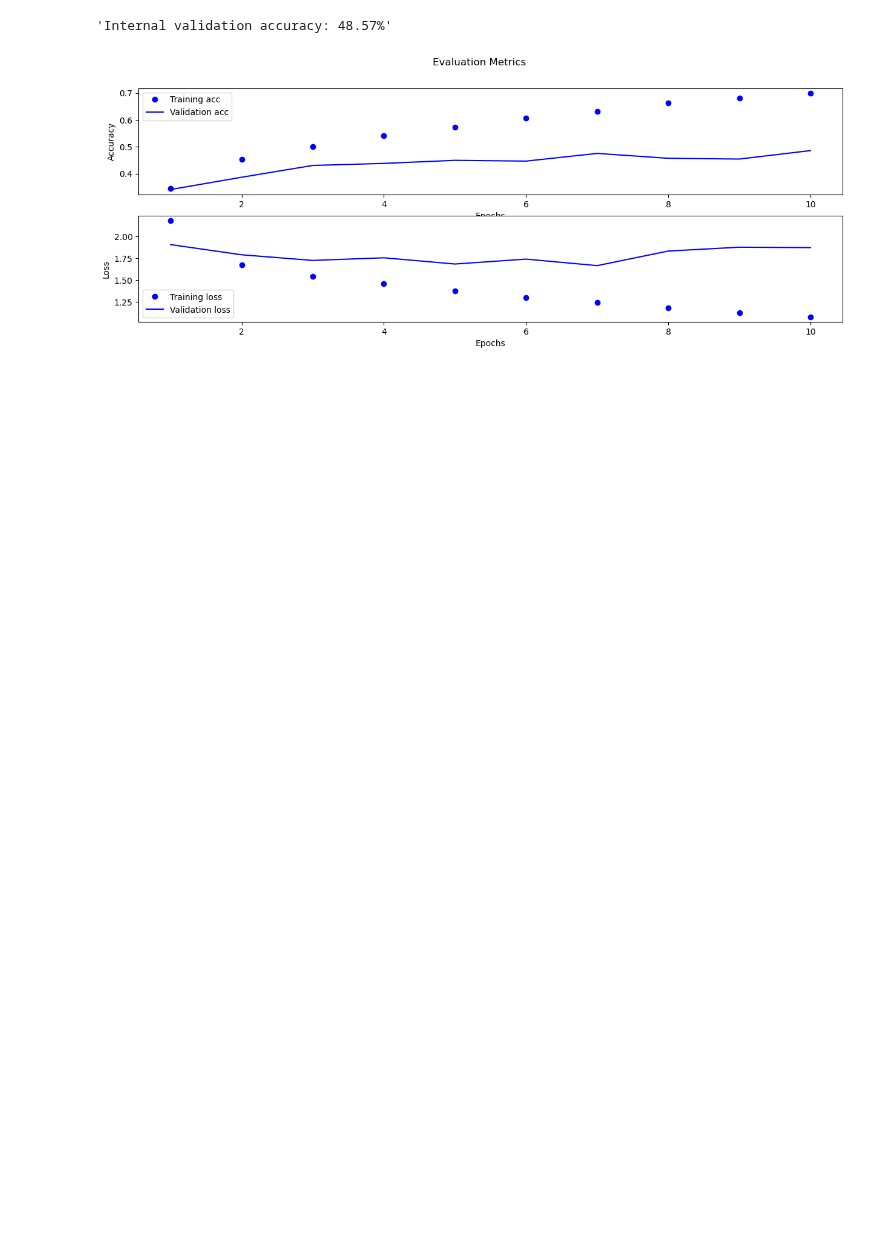
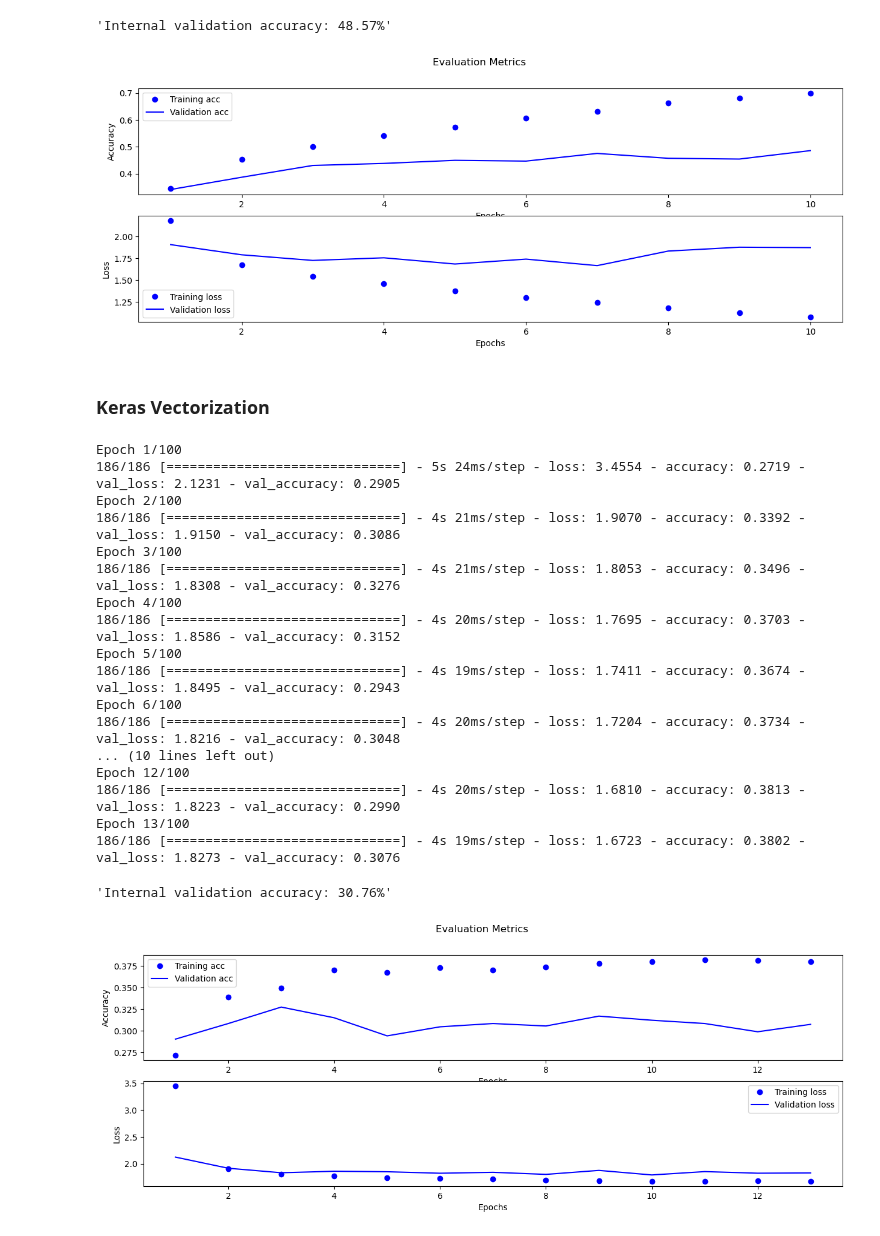
Before and after one commit to akiehl2000/STAA578_Homework, a Jupyter notebook: Homework4/homework4.ipynb, the cells around one changed output. Cells and saved outputs as stored; diff of their text form; code cells hidden in the pictures; blank space fills up the shorter version.

Commit message:
Keras vectorization MLP models

```diff
--- a/Homework4/homework4.ipynb
+++ b/Homework4/homework4.ipynb
@@ -594,3 +594,37 @@ Epoch 10/100
 186/186 [==============================] - 5s 27ms/step - loss: 1.0763 - accuracy: 0.6997 - val_loss: 1.8714 - val_accuracy: 0.4857
 'Internal validation accuracy: 48.57%'
 [figure]
+# %% [markdown]
+### Keras Vectorization
+# %%
+# define model architecture
+model = Sequential([
+    Dense(512, activation = 'relu'),
+    Dense(256, activation = 'relu'),
+    Dense(128, activation = 'relu'),
+    Dense(64, activation = 'relu'),
+    Dense(7, activation = 'softmax')
+])
+
+# evaluate model
+EvaluateModel(model, trainDFtextVecMAX)
+# %% [output]
+Epoch 1/100
+186/186 [==============================] - 5s 24ms/step - loss: 3.4554 - accuracy: 0.2719 - val_loss: 2.1231 - val_accuracy: 0.2905
+Epoch 2/100
+186/186 [==============================] - 4s 21ms/step - loss: 1.9070 - accuracy: 0.3392 - val_loss: 1.9150 - val_accuracy: 0.3086
+Epoch 3/100
+186/186 [==============================] - 4s 21ms/step - loss: 1.8053 - accuracy: 0.3496 - val_loss: 1.8308 - val_accuracy: 0.3276
+Epoch 4/100
+186/186 [==============================] - 4s 20ms/step - loss: 1.7695 - accuracy: 0.3703 - val_loss: 1.8586 - val_accuracy: 0.3152
+Epoch 5/100
+186/186 [==============================] - 4s 19ms/step - loss: 1.7411 - accuracy: 0.3674 - val_loss: 1.8495 - val_accuracy: 0.2943
+Epoch 6/100
+186/186 [==============================] - 4s 20ms/step - loss: 1.7204 - accuracy: 0.3734 - val_loss: 1.8216 - val_accuracy: 0.3048
+... (10 lines left out)
+Epoch 12/100
+186/186 [==============================] - 4s 20ms/step - loss: 1.6810 - accuracy: 0.3813 - val_loss: 1.8223 - val_accuracy: 0.2990
+Epoch 13/100
+186/186 [==============================] - 4s 19ms/step - loss: 1.6723 - accuracy: 0.3802 - val_loss: 1.8273 - val_accuracy: 0.3076
+'Internal validation accuracy: 30.76%'
+[figure, added]
```
Also changed, not shown: parts of 7 cells of this notebook.
